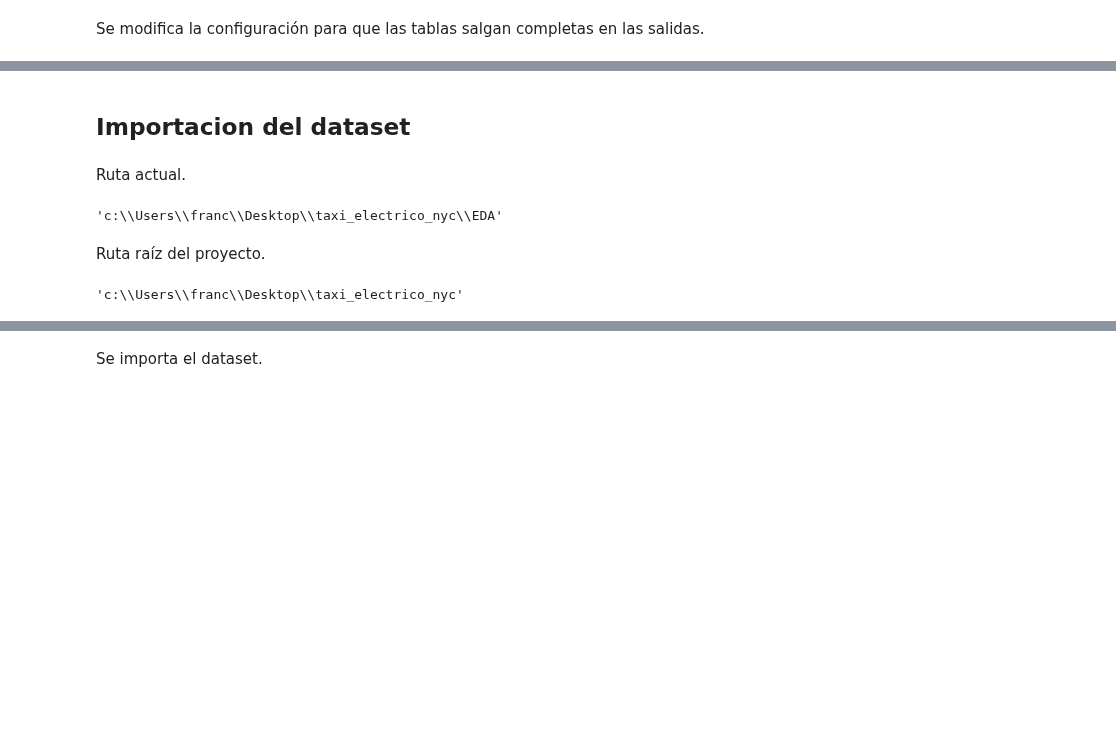
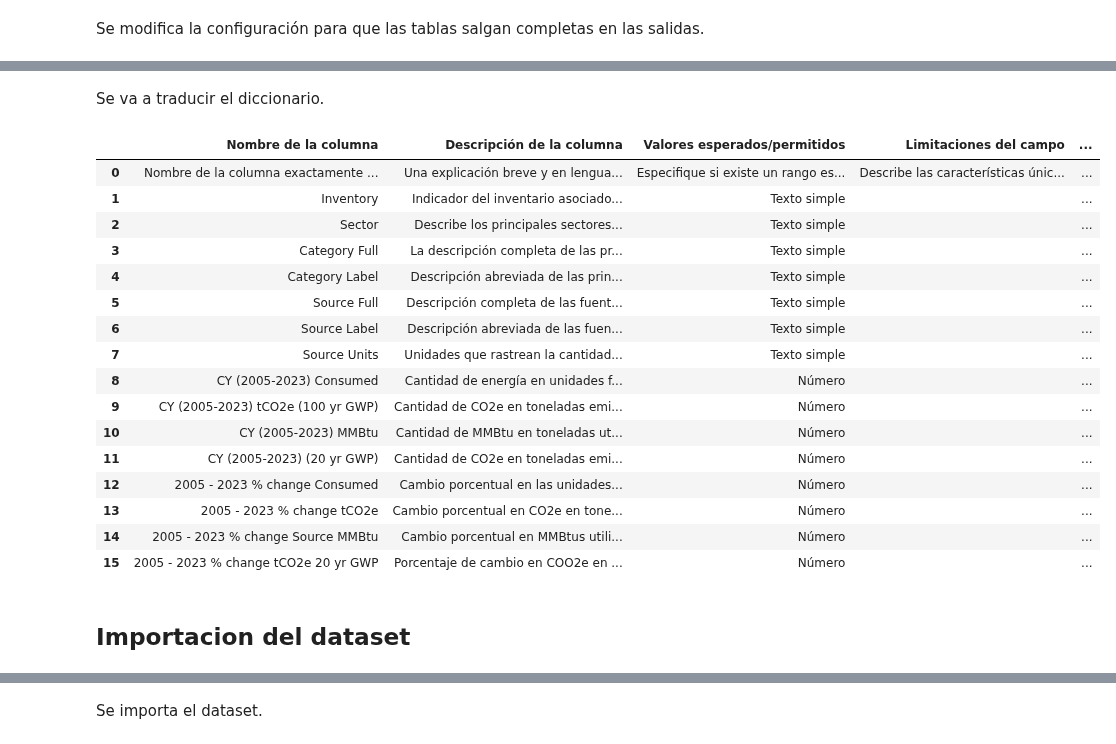
Before and after one commit to lmunozm1702/taxi_electrico_nyc, a Jupyter notebook: EDA/EDA-Calidad_de_Gas_Emissions.ipynb, the cells around one changed output, grey strips where cells are left out. Saved outputs shown, nothing was run; the diff lists cells and outputs as text; code cells hidden in the pictures; blank space fills up the shorter version.

Commit message:
Agregado de texto y ordenamiento del EDA de Gas Emissions

```diff
--- a/EDA/EDA-Calidad_de_Gas_Emissions.ipynb
+++ b/EDA/EDA-Calidad_de_Gas_Emissions.ipynb
@@ -26,20 +63,47 @@ pd.set_option('display.max_rows', None)
+# %% [markdown]
+Se va a traducir el diccionario.
+# %%
+def traducir_nombres_columnas(columnas, idioma_destino):
+    translator = GoogleTranslator(source='en', target=idioma_destino)
+    return [translator.translate(nombre) for nombre in columnas]
+
+diccionario.columns = traducir_nombres_columnas(diccionario.columns, 'es')
+
+def traducir_fila(texto, idioma_destino):
+    translator = GoogleTranslator(source='en', target=idioma_destino)
+    return translator.translate(texto)
+
+diccionario.iloc[0] = diccionario.iloc[0].apply(lambda x: traducir_fila(x, 'es'))
+
+diccionario.fillna("", inplace=True)
+
+def traducir_texto(texto, idioma_destino):
+    translator = GoogleTranslator(source='en', target=idioma_destino)
+    return translator.translate(texto)
+
+columnas_a_traducir = diccionario.columns[1:]
+
+for columna in columnas_a_traducir:
+    diccionario[columna] = diccionario[columna].apply(lambda x: traducir_texto(x, 'es'))
+
+diccionario
+# %% [output]
+|  | Nombre de la columna | Descripción de la columna | Valores esperados/permitidos | Limitaciones del campo | ... |
+| 0 | Nombre de la columna exactamente ... | Una explicación breve y en lengua... | Especifique si existe un rango es... | Describe las características únic... | ... |
+| 1 | Inventory | Indicador del inventario asociado... | Texto simple |  | ... |
+| 2 | Sector | Describe los principales sectores... | Texto simple |  | ... |
+| 3 | Category Full | La descripción completa de las pr... | Texto simple |  | ... |
+| 4 | Category Label | Descripción abreviada de las prin... | Texto simple |  | ... |
+| 5 | Source Full | Descripción completa de las fuent... | Texto simple |  | ... |
+| 6 | Source Label | Descripción abreviada de las fuen... | Texto simple |  | ... |
+| 7 | Source Units | Unidades que rastrean la cantidad... | Texto simple |  | ... |
+| 8 | CY (2005-2023) Consumed | Cantidad de energía en unidades f... | Número |  | ... |
+| 9 | CY (2005-2023) tCO2e (100 yr GWP) | Cantidad de CO2e en toneladas emi... | Número |  | ... |
+| 10 | CY (2005-2023) MMBtu | Cantidad de MMBtu en toneladas ut... | Número |  | ... |
+| 11 | CY (2005-2023) (20 yr GWP) | Cantidad de CO2e en toneladas emi... | Número |  | ... |
+| 12 | 2005 - 2023 % change Consumed | Cambio porcentual en las unidades... | Número |  | ... |
+| 13 | 2005 - 2023 % change tCO2e | Cambio porcentual en CO2e en tone... | Número |  | ... |
+| 14 | 2005 - 2023 % change Source MMBtu | Cambio porcentual en MMBtus utili... | Número |  | ... |
+| 15 | 2005 - 2023 % change tCO2e 20 yr GWP | Porcentaje de cambio en COO2e en ... | Número |  | ... |
 # %% [markdown]
 ## Importacion del dataset
-# %% [markdown]
-Ruta actual.
-# %%
-ruta_actual = os.getcwd()
-
-ruta_actual
-# %% [output]
-'c:\\Users\\franc\\Desktop\\taxi_electrico_nyc\\EDA'
-# %% [markdown]
-Ruta raíz del proyecto.
-# %%
-ruta_del_proyecto = os.path.dirname(
-    ruta_actual
-    )
-
-ruta_del_proyecto
-# %% [output]
-'c:\\Users\\franc\\Desktop\\taxi_electrico_nyc'
```
Also changed, not shown: parts of 31 cells of this notebook.
